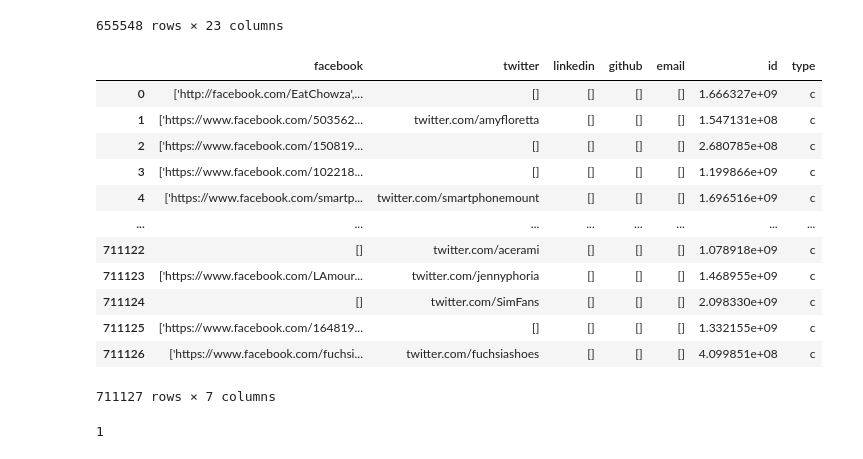
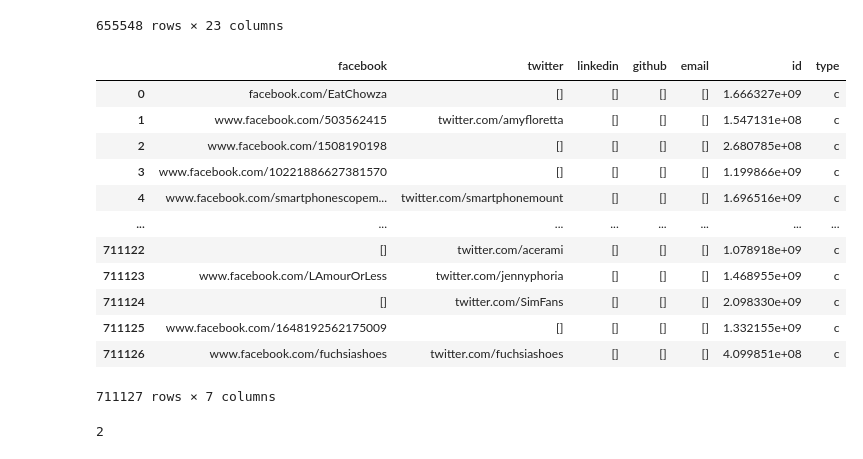
Before and after one commit to rudera/kickstarter-crunchbase, a Jupyter notebook: crunchbaseKickstartLink.ipynb, the cells around one changed output. Cells and saved outputs as stored; diff of their text form; code cells hidden in the pictures.

Commit message:
finished facebook merge and drop duplicates

```diff
--- a/crunchbaseKickstartLink.ipynb
+++ b/crunchbaseKickstartLink.ipynb
@@ -47,28 +47,30 @@ cb_df
 # %%
 for index, row in ks_df.iterrows():
     if ks_df.at[index, 'twitter'] != '[]':
         ks_df.at[index, 'twitter'] = eval(ks_df.at[index,'twitter'])[0].split('//')[1]
+    if ks_df.at[index, 'facebook'] != '[]':
+        ks_df.at[index,'facebook'] = eval(ks_df.at[index,'facebook'])[0].split('//')[1]
 ks_df
 # %% [output]
 |  | facebook | twitter | linkedin | github | email | id | type |
-| 0 | ['http://facebook.com/EatChowza',... | [] | [] | [] | [] | 1.666327e+09 | c |
-| 1 | ['https://www.facebook.com/503562... | twitter.com/amyfloretta | [] | [] | [] | 1.547131e+08 | c |
-| 2 | ['https://www.facebook.com/150819... | [] | [] | [] | [] | 2.680785e+08 | c |
-| 3 | ['https://www.facebook.com/102218... | [] | [] | [] | [] | 1.199866e+09 | c |
-| 4 | ['https://www.facebook.com/smartp... | twitter.com/smartphonemount | [] | [] | [] | 1.696516e+09 | c |
+| 0 | facebook.com/EatChowza | [] | [] | [] | [] | 1.666327e+09 | c |
+| 1 | www.facebook.com/503562415 | twitter.com/amyfloretta | [] | [] | [] | 1.547131e+08 | c |
+| 2 | www.facebook.com/1508190198 | [] | [] | [] | [] | 2.680785e+08 | c |
+| 3 | www.facebook.com/10221886627381570 | [] | [] | [] | [] | 1.199866e+09 | c |
+| 4 | www.facebook.com/smartphonescopem... | twitter.com/smartphonemount | [] | [] | [] | 1.696516e+09 | c |
 | ... | ... | ... | ... | ... | ... | ... | ... |
 | 711122 | [] | twitter.com/acerami | [] | [] | [] | 1.078918e+09 | c |
-| 711123 | ['https://www.facebook.com/LAmour... | twitter.com/jennyphoria | [] | [] | [] | 1.468955e+09 | c |
+| 711123 | www.facebook.com/LAmourOrLess | twitter.com/jennyphoria | [] | [] | [] | 1.468955e+09 | c |
 | 711124 | [] | twitter.com/SimFans | [] | [] | [] | 2.098330e+09 | c |
-| 711125 | ['https://www.facebook.com/164819... | [] | [] | [] | [] | 1.332155e+09 | c |
-| 711126 | ['https://www.facebook.com/fuchsi... | twitter.com/fuchsiashoes | [] | [] | [] | 4.099851e+08 | c |
+| 711125 | www.facebook.com/1648192562175009 | [] | [] | [] | [] | 1.332155e+09 | c |
+| 711126 | www.facebook.com/fuchsiashoes | twitter.com/fuchsiashoes | [] | [] | [] | 4.099851e+08 | c |
 711127 rows × 7 columns
 # %%
 #pd.isna(cb_df.at[655544, 'twitter'])
-cb_df.at[1262, 'twitter'].split('//')
-len(cb_df.at[439429, 'twitter'].split('//'))
+#cb_df.at[1262, 'twitter'].split('//')
+#len(cb_df.at[0, 'facebook'].split('//'))
 # %% [output]
-1
+2
 # %%
 for index, row in cb_df.iterrows():
     if pd.isna(cb_df.at[index, 'twitter']):
```
Also changed, not shown: parts of 11 cells of this notebook.
